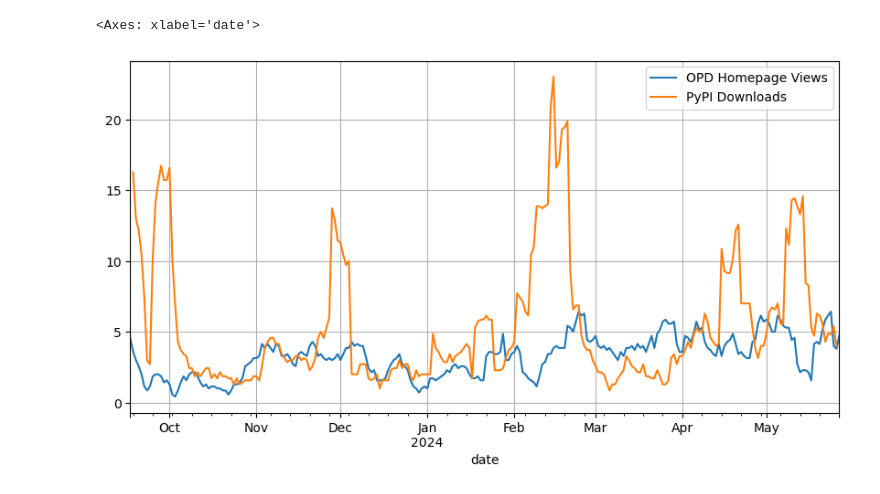
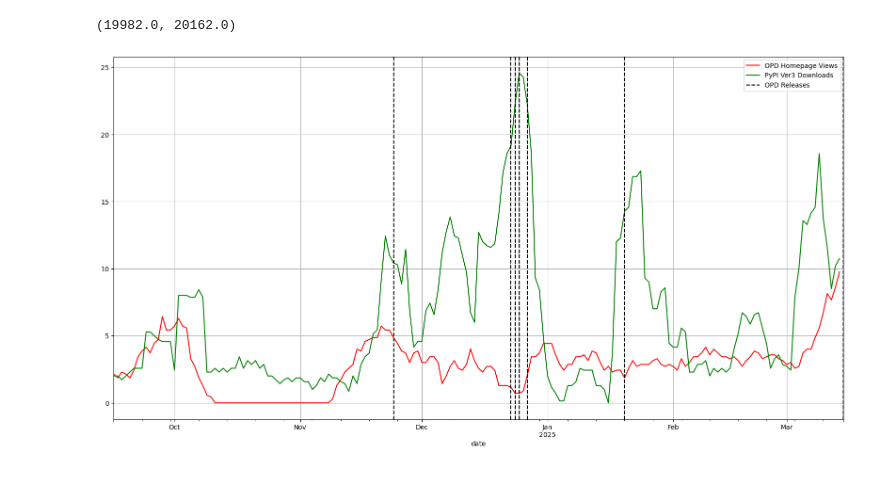
Before and after one commit to openpolicedata/opd-dev, a Jupyter notebook: usage.ipynb, the cells around one changed output. Cells and saved outputs as stored; diff of their text form; code cells hidden in the pictures.

```diff
--- a/usage.ipynb
+++ b/usage.ipynb
@@ -92,0 +124,18 @@ df_pypi.plot.line(y="Downloads Filtered")
+# %%
+files = glob.glob(os.path.join(pypi_loc, "pypistats_ver3_*.csv"))
+
+csvs = []
+for f in files:
+    csvs.append(pd.read_csv(f).sort_values(by="date"))
+
+df_pypi_ver = pd.concat(csvs, ignore_index=True)
+df_pypi_ver["date"] = pd.to_datetime(df_pypi_ver["date"])
+df_pypi_ver = df_pypi_ver[df_pypi_ver['date']>df.index.min()]
+df_pypi_ver=df_pypi_ver[df_pypi_ver['category']==3.0]
+df_pypi_ver = df_pypi_ver.drop_duplicates(subset=["date"], keep='last').sort_values(by="date", ignore_index=True)
+df_pypi_ver = df_pypi_ver.set_index('date')
+df_pypi_ver = df_pypi_ver.resample("1D").sum()
+df_pypi_ver['Downloads Filtered'] = df_pypi_ver['downloads'].rolling(window=ma_win, center=True).mean()
+
+
+df_pypi_ver.tail(5)
@@ -93,12 +150,33 @@ df_pypi.plot.line(y="Downloads Filtered")
 # %%
-fig = plt.figure(figsize=[10,5])
+num_days_plot = 180
+
+fig = plt.figure(figsize=[20,10])
 ax = plt.gca()
 
 # df_index.plot.line(y="Views Filtered", ax=axes[0], title="OPD Homepage Views", grid=True)
 # df_pypi.plot.line(y="Downloads Filtered", ax=axes[1], title="PyPI Downloads", grid=True)
 
-df_index.plot.line(y="Views Filtered", ax=ax, label="OPD Homepage Views", grid=True)
-df_pypi.plot.line(y="Downloads Filtered", ax=ax, label="PyPI Downloads", grid=True)
+# df_pypi.plot.line(y="Downloads Filtered", ax=ax, label="PyPI Downloads", grid=True)
+
+# ax2 = ax.twinx()
+df_index.plot.line(y="Views Filtered", ax=ax, label="OPD Homepage Views", grid=True, color='red')
+df_pypi_ver.plot.line(y="Downloads Filtered", ax=ax, label="PyPI Ver3 Downloads", grid=True, color='green')
+
+ax.grid(True)
+ax.get_xlim()
+
+ylim = ax.get_ylim()
+vlines = ax.vlines(release_dates, ylim[0], ylim[1],'k','--')
+
+ax.set_ylim(ylim)
+
+leg = ax.get_legend_handles_labels()
+leg[0].append(vlines)
+leg[1].append('OPD Releases')
+_ = plt.legend(leg[0],leg[1])
+
+now = datetime.now()
+ax.set_xlim([now-timedelta(days=num_days_plot), now])
 # %% [output]
-<Axes: xlabel='date'>
+(19982.0, 20162.0)
-[figure, old version]
+[figure, new version]
```
Also changed, not shown: parts of 10 cells of this notebook, 1 other file.
